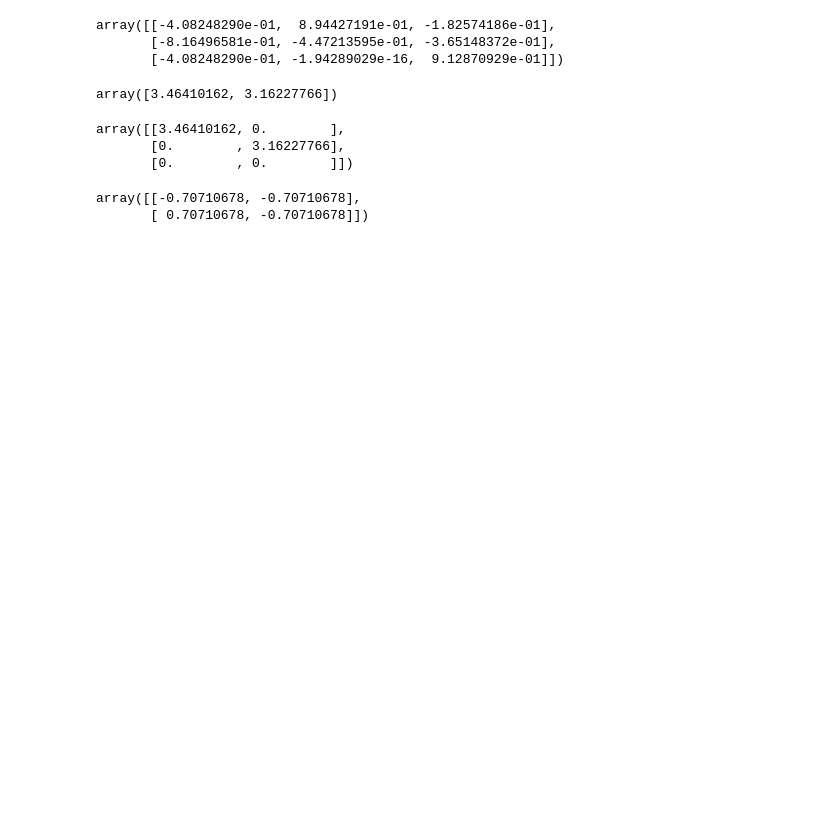
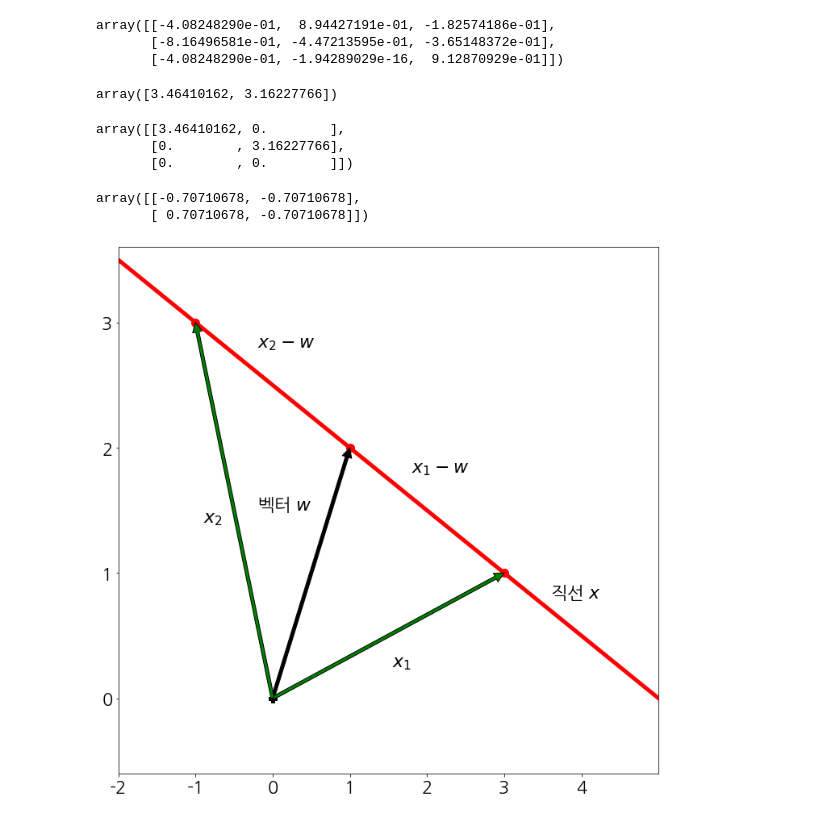
Before and after one commit to Adrian123K/pandas_ml, a Jupyter notebook: math test.ipynb, the cells around one changed output. Saved outputs shown, nothing was run; the diff lists cells and outputs as text; code cells hidden in the pictures; blank space fills up the shorter version.

```diff
--- a/math test.ipynb
+++ b/math test.ipynb
@@ -25,3 +25,43 @@ VT
 # %% [output]
 array([[-0.70710678, -0.70710678],
        [ 0.70710678, -0.70710678]])
+# %%
+import matplotlib as mpl
+import matplotlib.pyplot as plt
+from mpl_toolkits.mplot3d import Axes3D
+import seaborn as sns
+import numpy as np
+import scipy as sp
+import pandas as pd
+import statsmodels.api as sm
+import sklearn as sk
+
+plt.rcParams["figure.figsize"] = (12,12)
+plt.rcParams['lines.linewidth'] = 2
+plt.rcParams.update({'font.size': 22})
+
+w = np.array([1, 2])
+x1 = np.array([3, 1])
+x2 = np.array([-1, 3])
+plt.annotate('', xy=w, xytext=(0, 0), arrowprops=dict(facecolor='black'))
+plt.annotate('', xy=x1, xytext=(0, 0), arrowprops=dict(facecolor='green'))
+plt.annotate('', xy=x2, xytext=(0, 0), arrowprops=dict(facecolor='green'))
+plt.plot(0, 0, 'kP', ms=10)
+plt.plot(w[0], w[1], 'ro', ms=10)
+plt.plot(x1[0], x1[1], 'ro', ms=10)
+plt.plot(x2[0], x2[1], 'ro', ms=10)
+plt.plot([-3, 5], [4, 0], 'r-', lw=5)
+
+plt.text(-0.2, 1.5, "벡터 $w$")
+plt.text(1.55, 0.25, "$x_1$")
+plt.text(-0.9, 1.40, "$x_2$")
+plt.text(1.8, 1.8, "$x_1 - w$")
+plt.text(-0.2, 2.8, "$x_2 - w$")
+plt.text(3.6, 0.8, "직선 $x$")
+plt.xticks(np.arange(-2, 5))
+plt.yticks(np.arange(-1, 5))
+plt.xlim(-2, 5)
+plt.ylim(-0.6, 3.6)
+plt.show()
+# %% [output]
+[figure, added]
```
Also changed, not shown: 1 other file.
